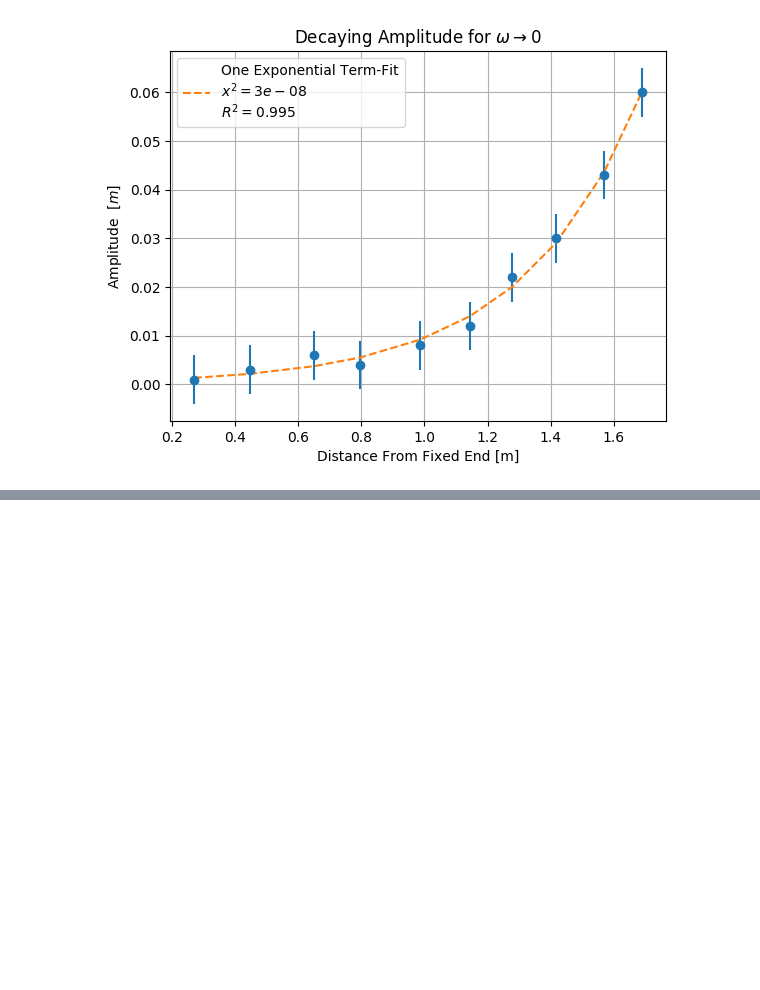
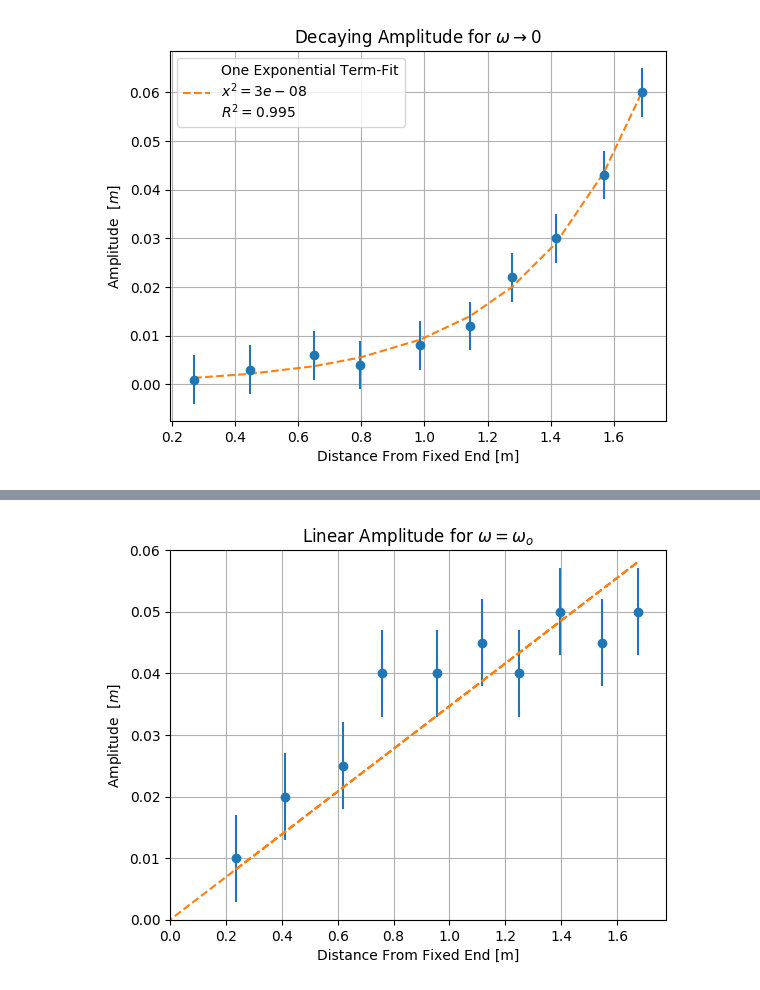
Before and after one commit to DivyR/PHY294_Labs, a Jupyter notebook: lab01/src/processing.ipynb, the cells around one changed output, grey strips where cells are left out. Drawn from its saved outputs; the diff is of its cells as text; code cells hidden in the pictures; blank space fills up the shorter version.

```diff
--- a/lab01/src/processing.ipynb
+++ b/lab01/src/processing.ipynb
@@ -25,11 +25,11 @@ def export_plot(plot, filename, savelocation="../exports/", _quality=95, _dpi=10
     plot.savefig(str(savelocation + filename), quality=_quality, dpi=_dpi, optimize=_optimize)
 
 # Export to CSV
-def export_plotting_data(dataArray, pre="", path="../exports/plottingData.csv", reset=False, netSet=False):
+def export_plotting_data(dataArray, pre="", path="../exports/plottingData.csv", reset=False, newSet=False):
     if reset:
         open(path, "w").close()
     file = open(path, "a")
-    if netSet:
+    if newSet:
         file.write("\n")
     file.write(pre)
     wr = csv.writer(file, quoting=csv.QUOTE_ALL)
@@ -386,0 +386,65 @@ W0s = umath.pow(G/Hs, 1/2)
+# %%
+# Q6: Compare Amplitudes with Equation (18)
+
+def equation_18_linear(yd, x):
+    return yd * x/LENGTH_SLINKY
+
+# collected data
+positions = [(10, 15), (23, 27.5), (38, 43), (53, 57), (66, 70.5), (82.5, 86.5), (102, 106), (117, 119.5), (138, 140), (156, 157)]
+amplitudes = [abs(abs(e[0] - 100*LENGTH_SLINKY.nominal_value) - abs(e[1] - 100*LENGTH_SLINKY.nominal_value))/100 for e in positions[::-1]]
+avgPositions = [abs(abs(e[0] - 100*LENGTH_SLINKY.nominal_value) + abs(e[1] - 100*LENGTH_SLINKY.nominal_value))/(2*100) for e in positions[::-1]]
+
+# convert to ufloat
+# avgPositions.insert(0, 0)
+# amplitudes.insert(0, 0)
+amplitudes = convert_to_ufloat(amplitudes, umath.sqrt(2*umath.pow(UNCERTAINTY_RULER, 2)))
+avgPositions = convert_to_ufloat(avgPositions, umath.sqrt(2*umath.pow(UNCERTAINTY_RULER, 2))/2)
+
+# seperate
+amplitudes_nominal, amplitudes_uncert = seperate_ufloat(amplitudes)
+avgPositions_nominal, avgPositions_uncert = seperate_ufloat(avgPositions)
+
+# plot
+fig = plt.figure()
+ax = fig.add_subplot(111)
+ax.set_title("Linear Amplitude for $\omega =  \omega_o$")
+ax.set_ylabel("Amplitude  $[m]$")
+ax.set_xlabel("Distance From Fixed End [m]")
+ax.errorbar(avgPositions_nominal, amplitudes_nominal, xerr=avgPositions_uncert, yerr=amplitudes_uncert,fmt="o")
+ax.grid(True)
+
+# linear fitting: fit the curve
+z = np.polyfit(avgPositions_nominal, amplitudes_nominal, deg=1)
+p = np.poly1d(z)
+
+x = np.array(avgPositions_nominal + [0])
+
+y = np.array(amplitudes_nominal + [0])
+
+x = x[:,np.newaxis]
+a, _, _, _ = np.linalg.lstsq(x, y)
+
+ax.plot(x, a*x, '--')
+
+xMin = min(avgPositions_nominal)
+xMax = max(avgPositions_nominal)
+yMin = min(amplitudes_nominal)
+yMax = max(amplitudes_nominal)
+epsilon = 0.1
+h = 0.01
+
+# set limits
+ax.set_xlim([0, xMax + epsilon])
+ax.set_ylim([0, yMax + h])
+
+# export data
+export_plotting_data([], pre="##Q6##", newSet=True)
+export_plotting_data(avgPositions_nominal, pre="average position: ")
+export_plotting_data(amplitudes_nominal, pre="amplitude: ")
+
+# save plot
+export_plot(fig, "q6_linear_amplitude")
+
+
+fig.show()
+# %% [output]
@@ -386,0 +452 @@ W0s = umath.pow(G/Hs, 1/2)
+[figure, added]
```
Also changed, not shown: parts of 6 cells of this notebook, 2 other files.
